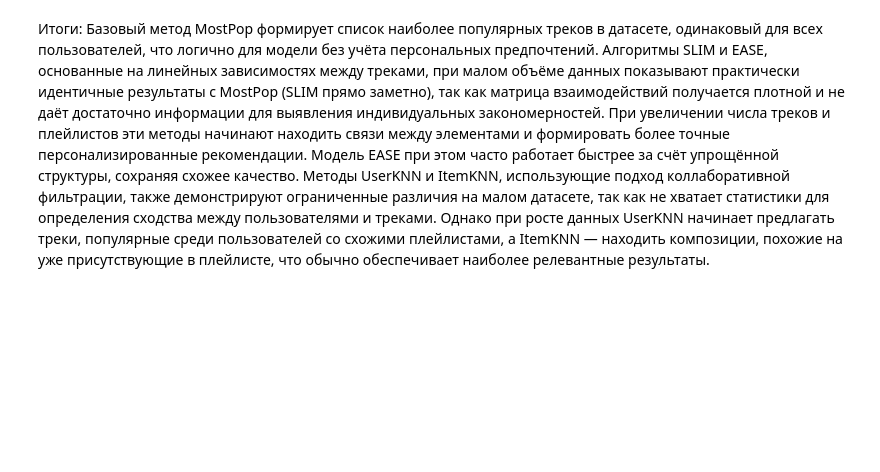
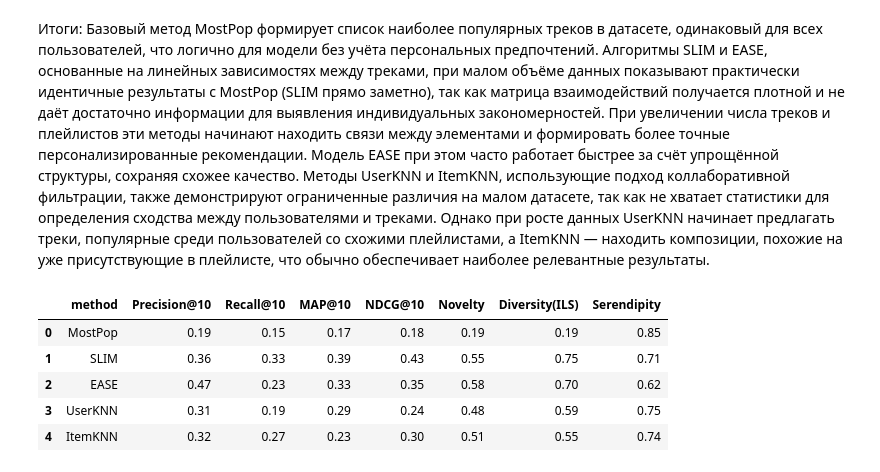
Before and after one commit to OlesiaITMO/DAISLab3ITMO, a Jupyter notebook: lab_.ipynb, the cells around one changed output. Cells and saved outputs as stored; diff of their text form; code cells hidden in the pictures; blank space fills up the shorter version.

```diff
--- a/lab_.ipynb
+++ b/lab_.ipynb
@@ -297,3 +342,95 @@ ItemKNN рекомендации:
 # %% [markdown]
 Итоги:
 Базовый метод MostPop формирует список наиболее популярных треков в датасете, одинаковый для всех пользователей, что логично для модели без учёта персональных предпочтений. Алгоритмы SLIM и EASE, основанные на линейных зависимостях между треками, при малом объёме данных показывают практически идентичные результаты с MostPop (SLIM прямо заметно), так как матрица взаимодействий получается плотной и не даёт достаточно информации для выявления индивидуальных закономерностей. При увеличении числа треков и плейлистов эти методы начинают находить связи между элементами и формировать более точные персонализированные рекомендации. Модель EASE при этом часто работает быстрее за счёт упрощённой структуры, сохраняя схожее качество. Методы UserKNN и ItemKNN, использующие подход коллаборативной фильтрации, также демонстрируют ограниченные различия на малом датасете, так как не хватает статистики для определения сходства между пользователями и треками. Однако при росте данных UserKNN начинает предлагать треки, популярные среди пользователей со схожими плейлистами, а ItemKNN — находить композиции, похожие на уже присутствующие в плейлисте, что обычно обеспечивает наиболее релевантные результаты.
+# %%
+def precision_at_k(recs, truth, k):
+    if k == 0: return 0
+    return len(set(recs[:k]) & set(truth)) / k
+
+def recall_at_k(recs, truth, k):
+    if len(truth) == 0: return 0
+    return len(set(recs[:k]) & set(truth)) / len(truth)
+
+def apk(recs, truth, k):
+    score = 0.0
+    hits = 0
+    for i, r in enumerate(recs[:k]):
+        if r in truth:
+            hits += 1
+            score += hits / (i + 1)
+    return score / min(len(truth), k) if truth else 0
+
+def ndcg_at_k(recs, truth, k):
+    dcg = 0.0
+    for i, r in enumerate(recs[:k]):
+        if r in truth:
+            dcg += 1 / np.log2(i + 2)
+    idcg = sum(1 / np.log2(i + 2) for i in range(min(len(truth), k)))
+    return dcg / idcg if idcg > 0 else 0
+
+
+def novelty_simple(recs, all_playlists):
+    if not recs: return 0
+    track_counts = all_playlists['track_uri'].value_counts()
+    return np.mean([1 - track_counts.get(t,0)/track_counts.max() for t in recs])
+
+def diversity_simple(recs):
+    if not recs: return 0
+    return len(set(recs)) / len(recs)
+
+def serendipity_simple(recs, truth, all_playlists):
+    if not recs or not truth: return 0
+    track_counts = all_playlists['track_uri'].value_counts()
+    hits = set(recs) & set(truth)
+    unexpected_hits = [t for t in hits if track_counts.get(t,0) < track_counts.mean()]
+    return len(unexpected_hits) / len(recs)
+
+
+metrics_results = []
+
+for example_pid in test_df['playlist_id'].unique():
+    actual_tracks = test_df[test_df['playlist_id'] == example_pid]['track_uri'].tolist()
+
+    for name, rec in methods.items():
+        if callable(rec):
+            rec_tracks = rec(example_pid, top_n=10)
+        else:
+            rec_tracks = rec[:10]
+
+        precision = precision_at_k(rec_tracks, actual_tracks, 10)
+        recall = recall_at_k(rec_tracks, actual_tracks, 10)
+        map10 = apk(rec_tracks, actual_tracks, 10)
+        ndcg10 = ndcg_at_k(rec_tracks, actual_tracks, 10)
+
+        novelty_val = novelty_simple(rec_tracks, test_df)
+        diversity_val = diversity_simple(rec_tracks)
+        serendipity_val = serendipity_simple(rec_tracks, actual_tracks, test_df)
+
+        metrics_results.append({
+            "playlist_id": example_pid,
+            "method": name,
+            "Precision@10": precision,
+            "Recall@10": recall,
+            "MAP@10": map10,
+            "NDCG@10": ndcg10,
+            "Novelty": novelty_val,
+            "Diversity(ILS)": diversity_val,
+            "Serendipity": serendipity_val
+        })
+
+metrics_df = pd.DataFrame(metrics_results)
+
+
+avg_metrics = metrics_df.groupby('method')[[
+    'Precision@10','Recall@10','MAP@10','NDCG@10',
+    'Novelty','Diversity(ILS)','Serendipity'
+]].mean().reset_index()
+
+display(avg_metrics)
+# %% [output]
+|  | method | Precision@10 | Recall@10 | MAP@10 | NDCG@10 | Novelty | Diversity(ILS) | Serendipity |
+| 0 | MostPop | 0.19 | 0.15 | 0.17 | 0.18 | 0.19 | 0.19 | 0.85 |
+| 1 | SLIM | 0.36 | 0.33 | 0.39 | 0.43 | 0.55 | 0.75 | 0.71 |
+| 2 | EASE | 0.47 | 0.23 | 0.33 | 0.35 | 0.58 | 0.70 | 0.62 |
+| 3 | UserKNN | 0.31 | 0.19 | 0.29 | 0.24 | 0.48 | 0.59 | 0.75 |
+| 4 | ItemKNN | 0.32 | 0.27 | 0.23 | 0.30 | 0.51 | 0.55 | 0.74 |
```
Also changed, not shown: parts of 3 cells of this notebook.
